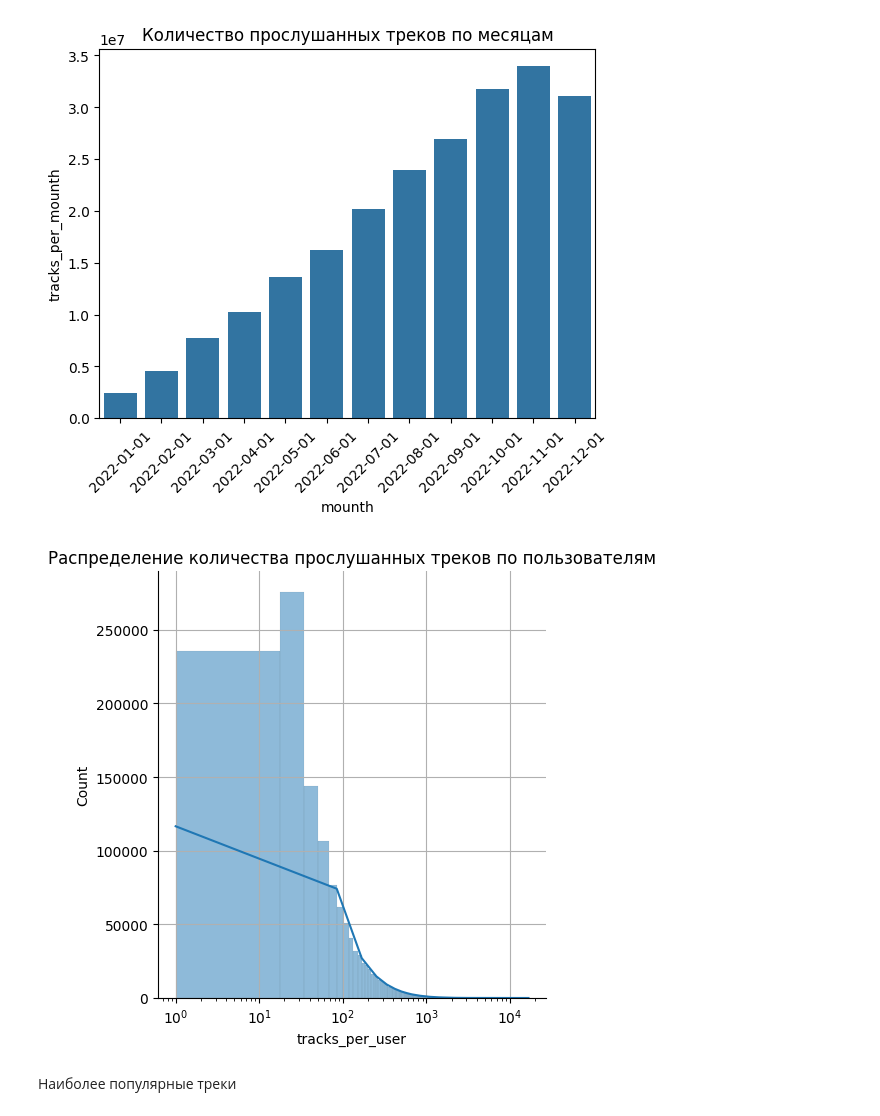
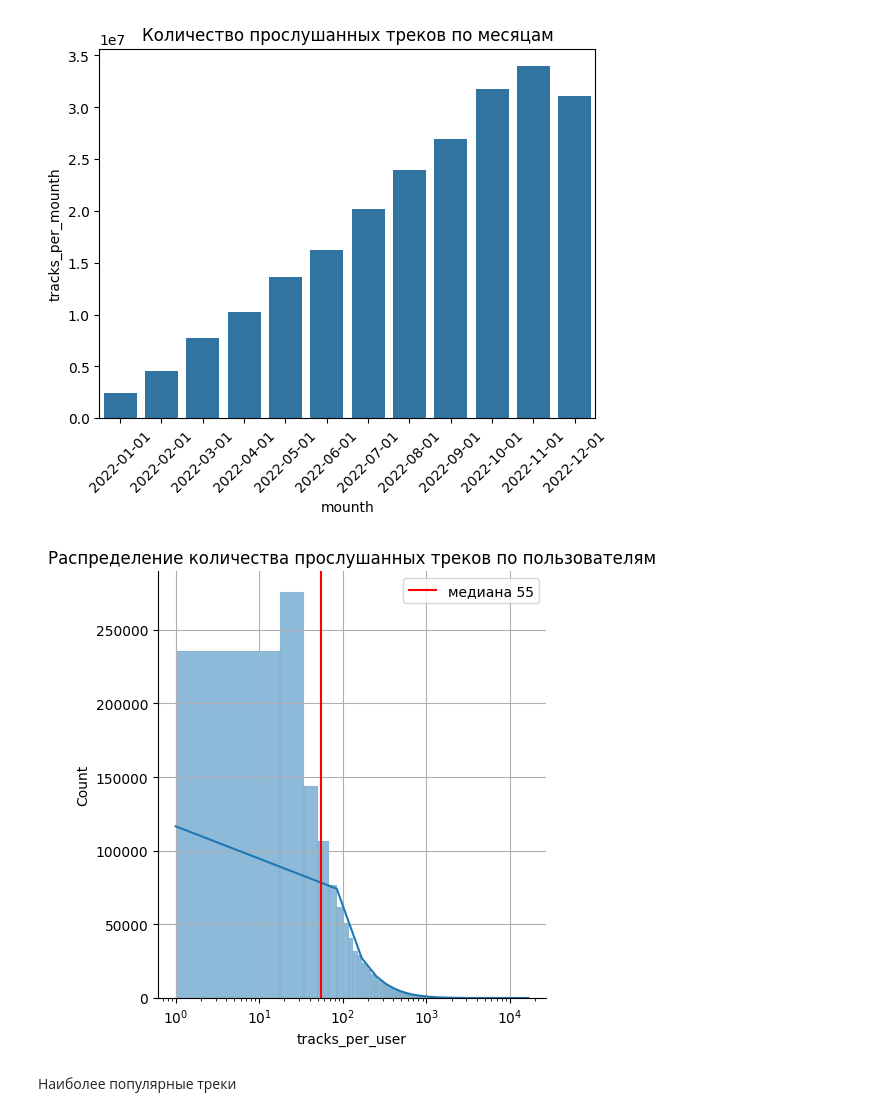
Before and after one commit to AlexChudinov/mle-project-sprint-4-v001, a Jupyter notebook: recommendations.ipynb, the cells around one changed output. Drawn from its saved outputs; the diff is of its cells as text; code cells hidden in the pictures.

```diff
--- a/recommendations.ipynb
+++ b/recommendations.ipynb
@@ -336,21 +336 @@ Wall time: 17.9 s
  - при построении матрицы взаимодействий нужно перекодировать все индексы, так как в последовательностях индексов могут быть пропуски
-# %%
-%%time
-# Вычисляем время, проведенное пользователем в сервисе, оно пригодится для вычисления частоты трека в дальнейшем
-
-with sqlite3_connection(interactions_dump) as db:
-    db.execute("DROP TABLE IF EXISTS user_times")
-    db.execute("""
-        CREATE TABLE user_times AS
-            SELECT
-               user_id,
-               JULIANDAY(MAX(started_at)) - JULIANDAY(MIN(started_at)) AS delta_time
-            FROM interactions GROUP BY user_id
-    """)
-    db.execute("""
-        UPDATE user_times SET delta_time = 1 WHERE delta_time <= 0
-    """)
-    db.execute("""
-        CREATE UNIQUE INDEX IF NOT EXISTS user_times_user_id_idx ON user_times (user_id)
-    """)
-    user_times = pd.read_sql_query("SELECT * FROM user_times", db)
@@ -401,12 +363,16 @@ _ = plt.title("Количество прослушанных треков по
 # %% [output]
 [figure]
 # %%
+
 sns.displot(tracks_per_user['tracks_per_user'], bins=1000, kde=True)
+median = tracks_per_user['tracks_per_user'].median()
+plt.axvline(median, color='red', label=f'медиана {median:.0f}')
 plt.xscale('log')
+plt.legend()
 plt.grid()
 _ = plt.title('Распределение количества прослушанных треков по пользователям')
 # %% [output]
-[figure, old version]
+[figure, new version]
 # %% [markdown]
 Наиболее популярные треки
 # %%
```
Also changed, not shown: parts of 18 cells of this notebook.
